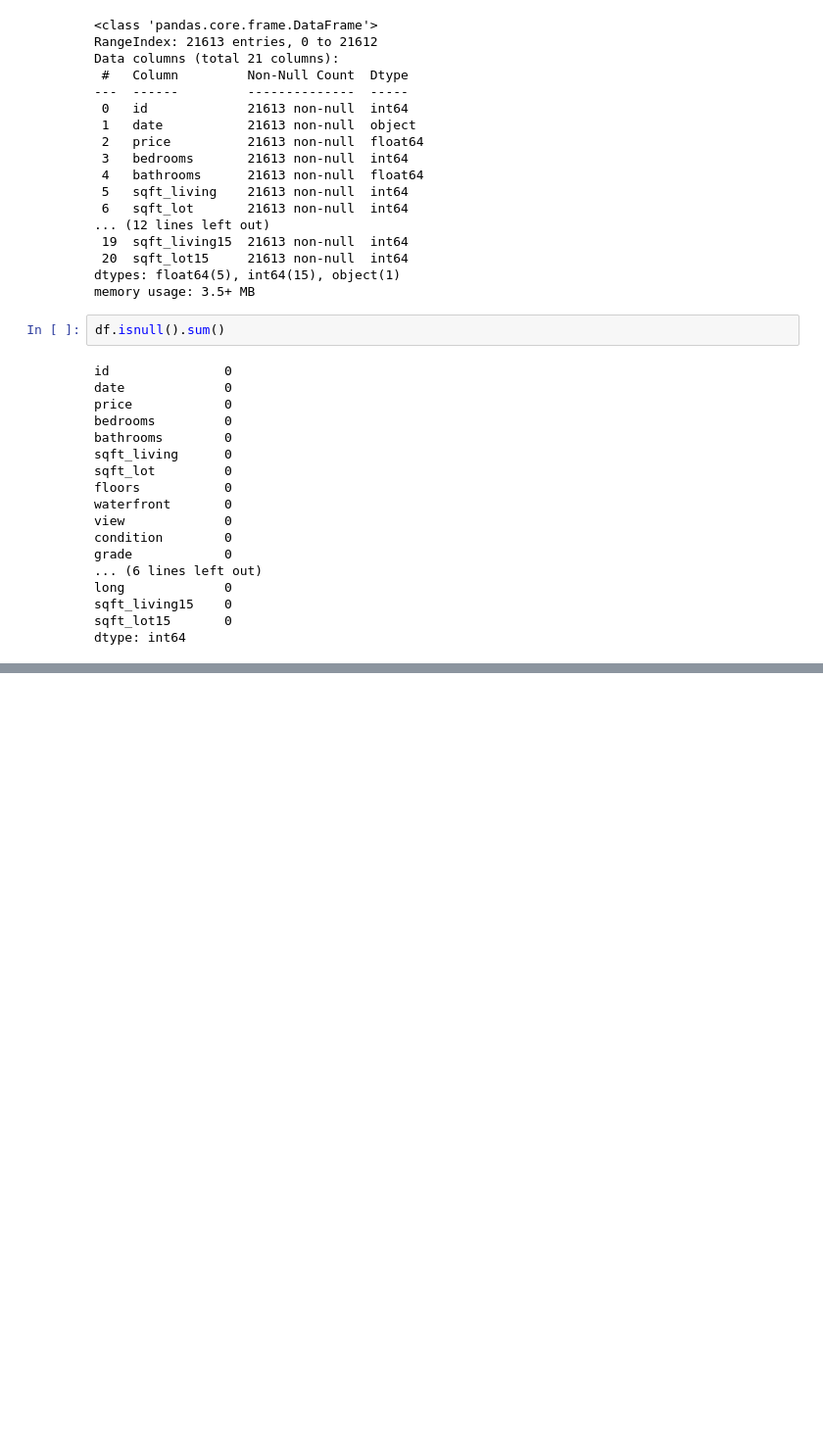
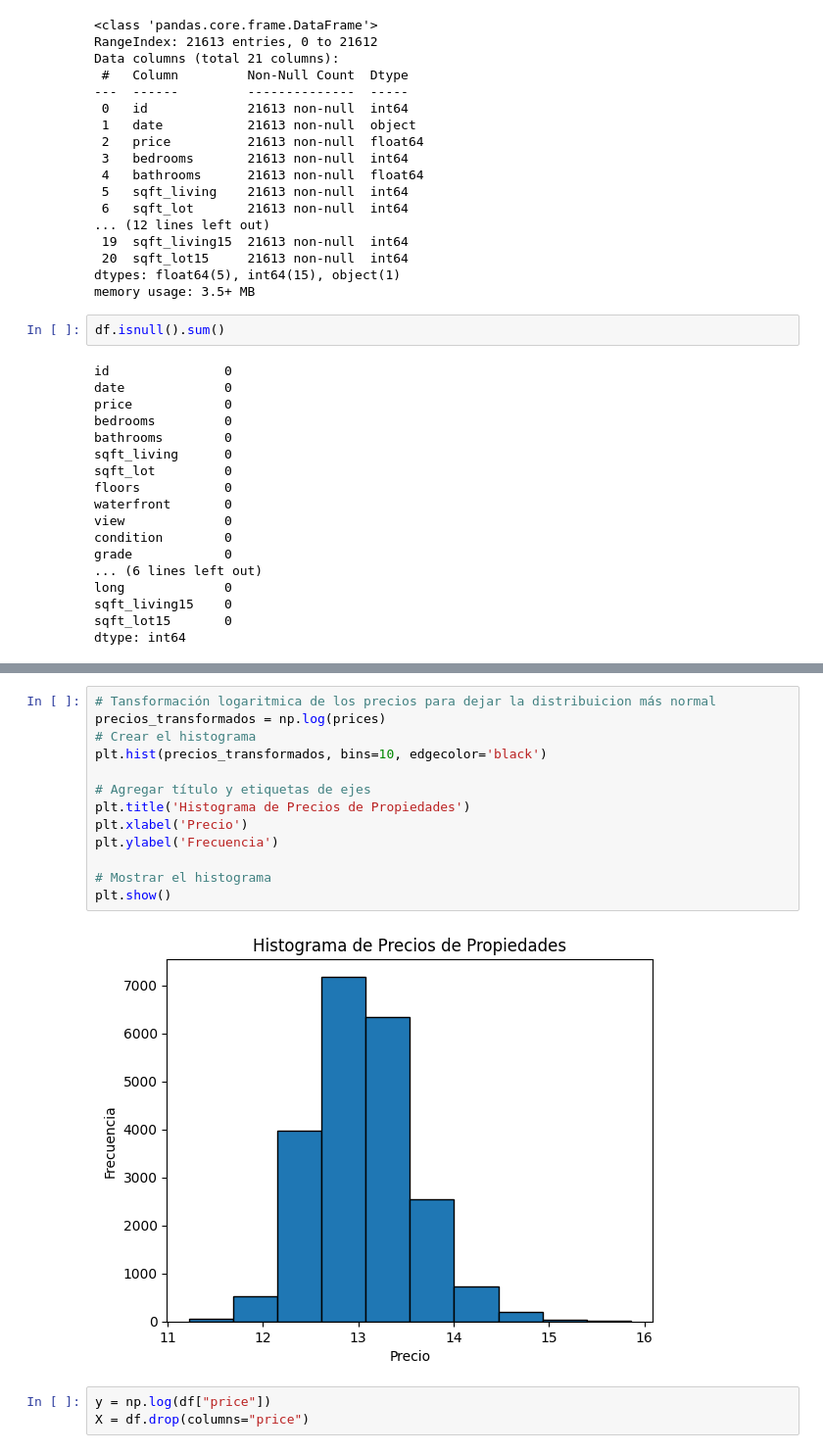
Before and after one commit to taniamvitoria/kc_house_data, a Jupyter notebook: kc_house.ipynb, the cells around one changed output, grey strips where cells are left out. Shown at 98% size. Cells and saved outputs as stored; diff of their text form; blank space fills up the shorter version.

```diff
--- a/kc_house.ipynb
+++ b/kc_house.ipynb
@@ -121,0 +212,18 @@ sqft_lot15: El área promedio del lote (en pies cuadrados) de las casas vecinas
+# %%
+# Tansformación logaritmica de los precios para dejar la distribuicion más normal
+precios_transformados = np.log(prices)
+# Crear el histograma
+plt.hist(precios_transformados, bins=10, edgecolor='black')
+
+# Agregar título y etiquetas de ejes
+plt.title('Histograma de Precios de Propiedades')
+plt.xlabel('Precio')
+plt.ylabel('Frecuencia')
+
+# Mostrar el histograma
+plt.show()
+# %% [output]
+[figure, added]
+# %%
+y = np.log(df["price"])
+X = df.drop(columns="price")
```
Also changed, not shown: parts of 10 cells of this notebook.
